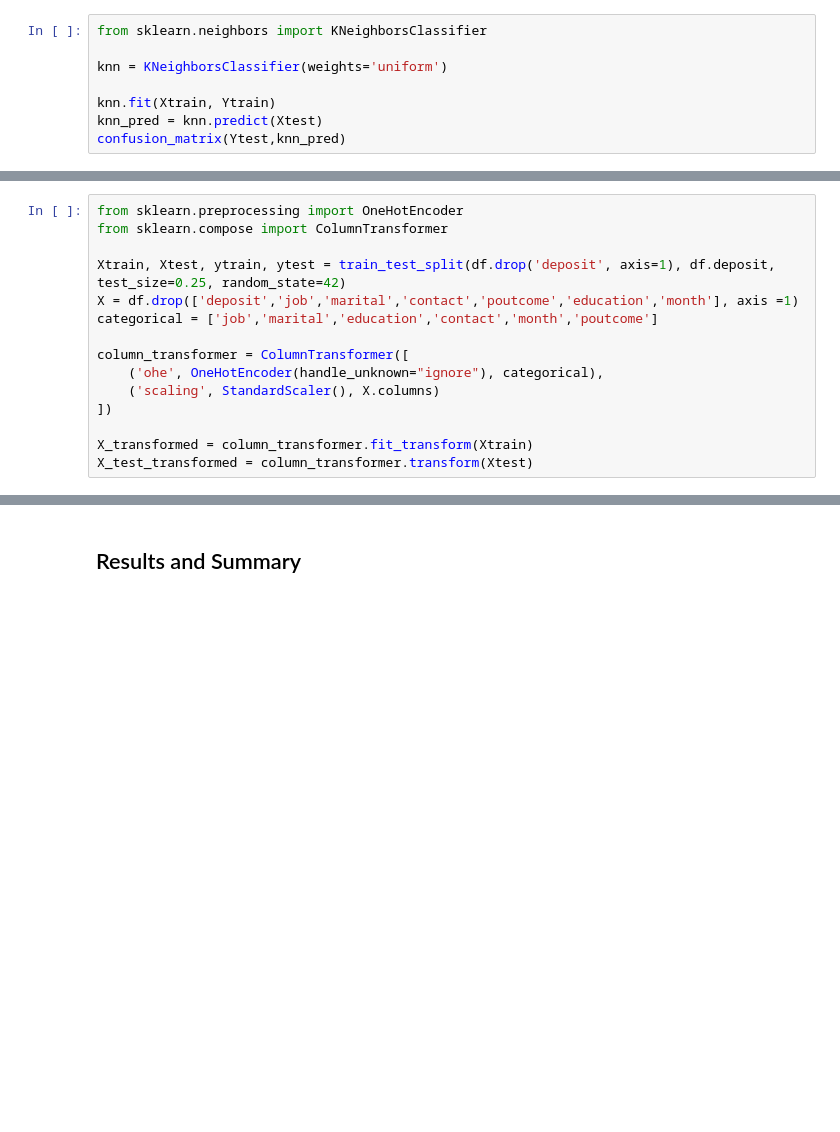
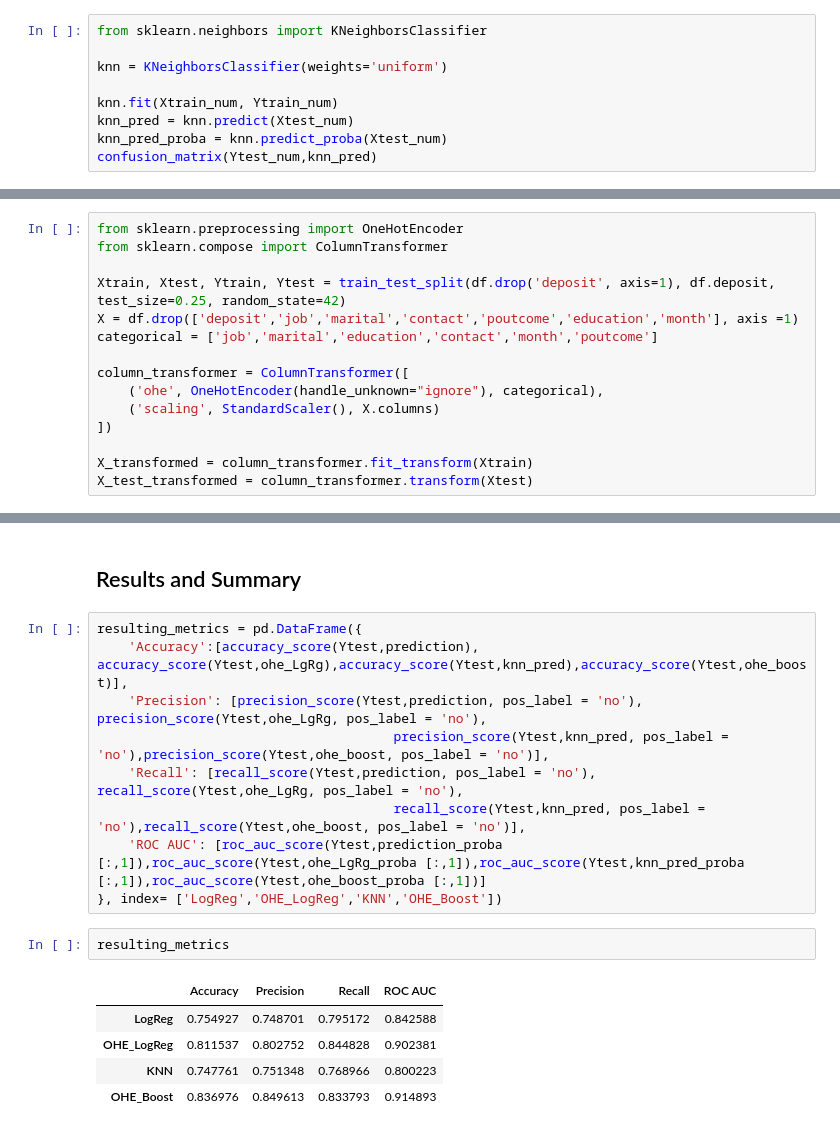
Before and after one commit to IvanNeverov/PersonalTDA, a Jupyter notebook: TDA_1_step.ipynb, the cells around one changed output, grey strips where cells are left out. Cells and saved outputs as stored; diff of their text form; blank space fills up the shorter version.

```diff
--- a/TDA_1_step.ipynb
+++ b/TDA_1_step.ipynb
@@ -175,9 +239,10 @@ from sklearn.neighbors import KNeighborsClassifier
 
 knn = KNeighborsClassifier(weights='uniform')
 
-knn.fit(Xtrain, Ytrain)
-knn_pred = knn.predict(Xtest)
-confusion_matrix(Ytest,knn_pred)
+knn.fit(Xtrain_num, Ytrain_num)
+knn_pred = knn.predict(Xtest_num)
+knn_pred_proba = knn.predict_proba(Xtest_num)
+confusion_matrix(Ytest_num,knn_pred)
 # %% [output]
 array([[1115,  335],
        [ 369,  972]])
@@ -195,7 +262,7 @@ precision_score(Ytest,knn_pred, pos_label = 'no')
 from sklearn.preprocessing import OneHotEncoder
 from sklearn.compose import ColumnTransformer
 
-Xtrain, Xtest, ytrain, ytest = train_test_split(df.drop('deposit', axis=1), df.deposit, test_size=0.25, random_state=42)
+Xtrain, Xtest, Ytrain, Ytest = train_test_split(df.drop('deposit', axis=1), df.deposit, test_size=0.25, random_state=42)
 X = df.drop(['deposit','job','marital','contact','poutcome','education','month'], axis =1)
 categorical = ['job','marital','education','contact','month','poutcome']
 
@@ -249,3 +316,20 @@ Recall 0.83
 ROC AUC 0.91
 # %% [markdown]
 ## Results and Summary
+# %%
+resulting_metrics = pd.DataFrame({
+    'Accuracy':[accuracy_score(Ytest,prediction), accuracy_score(Ytest,ohe_LgRg),accuracy_score(Ytest,knn_pred),accuracy_score(Ytest,ohe_boost)],
+    'Precision': [precision_score(Ytest,prediction, pos_label = 'no'), precision_score(Ytest,ohe_LgRg, pos_label = 'no'),
+                                      precision_score(Ytest,knn_pred, pos_label = 'no'),precision_score(Ytest,ohe_boost, pos_label = 'no')],
+    'Recall': [recall_score(Ytest,prediction, pos_label = 'no'), recall_score(Ytest,ohe_LgRg, pos_label = 'no'),
+                                      recall_score(Ytest,knn_pred, pos_label = 'no'),recall_score(Ytest,ohe_boost, pos_label = 'no')],
+    'ROC AUC': [roc_auc_score(Ytest,prediction_proba [:,1]),roc_auc_score(Ytest,ohe_LgRg_proba [:,1]),roc_auc_score(Ytest,knn_pred_proba [:,1]),roc_auc_score(Ytest,ohe_boost_proba [:,1])]
+}, index= ['LogReg','OHE_LogReg','KNN','OHE_Boost'])
+# %%
+resulting_metrics
+# %% [output]
+|  | Accuracy | Precision | Recall | ROC AUC |
+| LogReg | 0.754927 | 0.748701 | 0.795172 | 0.842588 |
+| OHE_LogReg | 0.811537 | 0.802752 | 0.844828 | 0.902381 |
+| KNN | 0.747761 | 0.751348 | 0.768966 | 0.800223 |
+| OHE_Boost | 0.836976 | 0.849613 | 0.833793 | 0.914893 |
```
Also changed, not shown: parts of 10 cells of this notebook.
